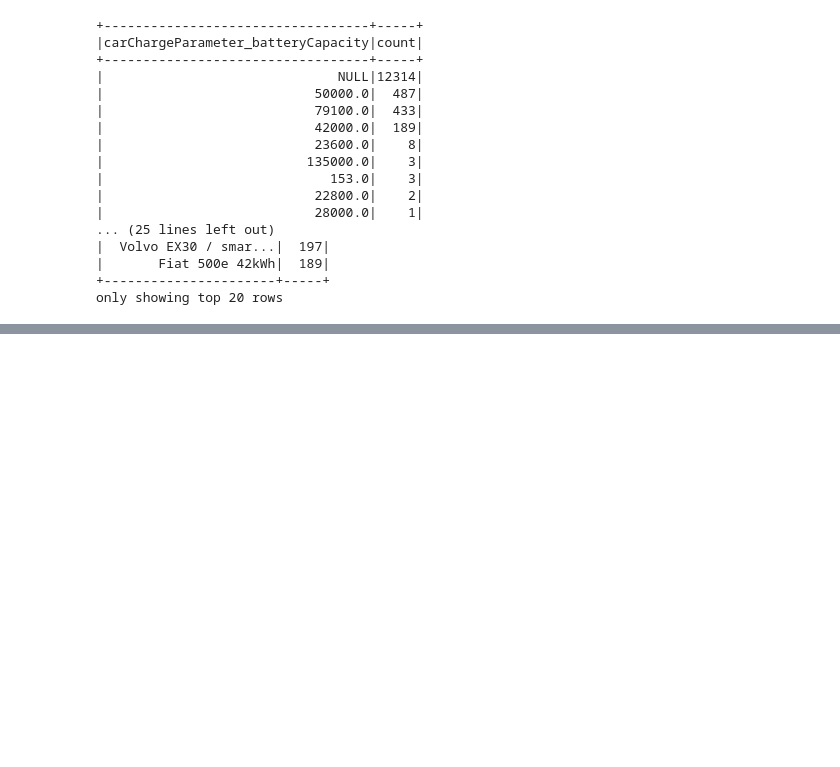
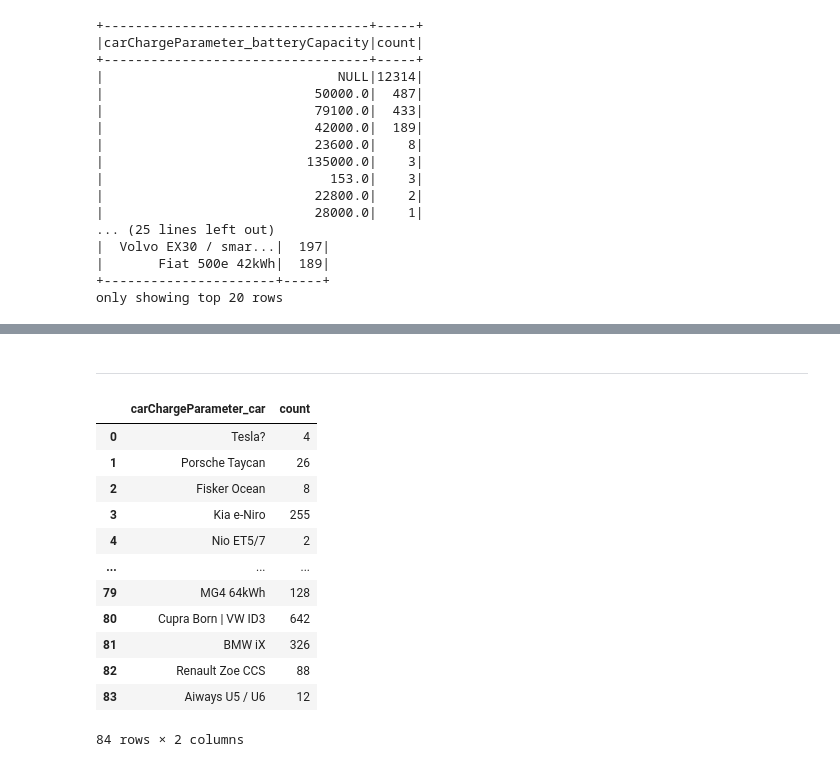
Before and after one commit to Zhao-Wei-Zhu/freetox, a Jupyter notebook: EDA_hypercharge_sessions.ipynb, the cells around one changed output, grey strips where cells are left out. Drawn from its saved outputs; the diff is of its cells as text; code cells hidden in the pictures; blank space fills up the shorter version.

```diff
--- a/EDA_hypercharge_sessions.ipynb
+++ b/EDA_hypercharge_sessions.ipynb
@@ -150,3 +207,6 @@ hypercharge_sessions_df.filter(
+# %%
+hypercharge_sessions_df = hypercharge_sessions_df.filter(
+    hypercharge_sessions_df.carChargeParameter_excludeFromStatistics == False)
 # %% [markdown]
 Then, we want to convert the columns `session_start` and `session_end` to a useful timestamp format: from the earlier pandas print the format are strings like `2024-08-09T11:15:01+00:00`. So we want to escape the `T` and convert to a timestamp like `2024-08-09 11:15:01`.
 
@@ -301,0 +398,5 @@ only showing top 20 rows
+# %%
+hypercharge_sessions_df = hypercharge_sessions_df.withColumn(
+    'session_meter_diff_kWh', col('session_meterStop')-col('session_meterStart')
+)
+hypercharge_sessions_df.select('session_meter_diff_kWh').describe().show()
@@ -301,0 +413,18 @@ only showing top 20 rows
+# %% [markdown]
+***
+# %%
+hypercharge_sessions_df.groupby("carChargeParameter_car").count().toPandas()
+# %% [output]
+|  | carChargeParameter_car | count |
+| 0 | Tesla? | 4 |
+| 1 | Porsche Taycan | 26 |
+| 2 | Fisker Ocean | 8 |
+| 3 | Kia e-Niro | 255 |
+| 4 | Nio ET5/7 | 2 |
+| ... | ... | ... |
+| 79 | MG4 64kWh | 128 |
+| 80 | Cupra Born | VW ID3 | 642 |
+| 81 | BMW iX | 326 |
+| 82 | Renault Zoe CCS | 88 |
+| 83 | Aiways U5 / U6 | 12 |
+84 rows × 2 columns
```
Also changed, not shown: parts of 8 cells of this notebook.
